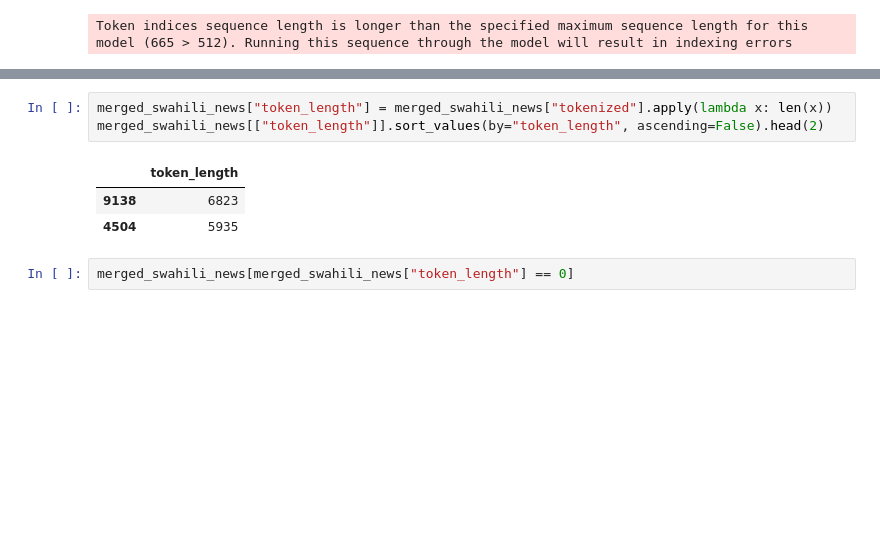
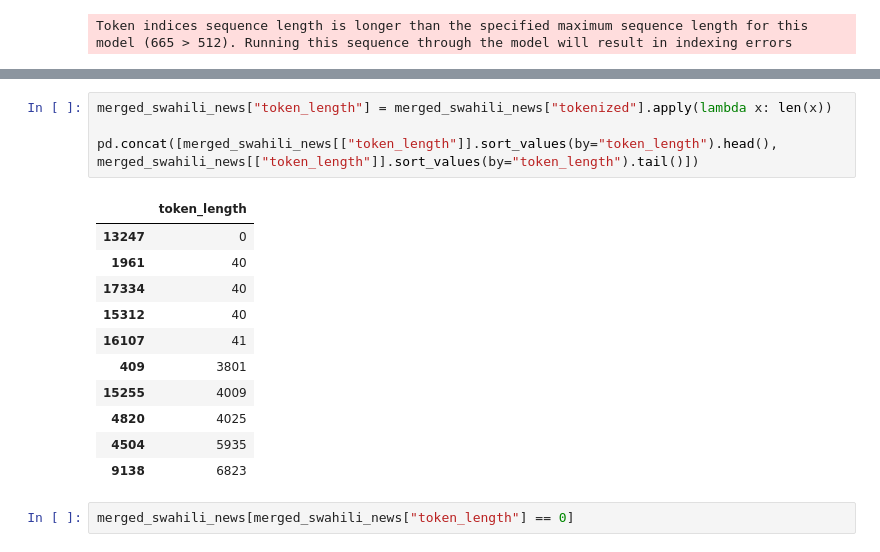
Before and after one commit to muchemicarol/ML4NLU_TermPaper, a Jupyter notebook: swahili_classification.ipynb, the cells around one changed output, grey strips where cells are left out. Cells and saved outputs as stored; diff of their text form; blank space fills up the shorter version.

```diff
--- a/swahili_classification.ipynb
+++ b/swahili_classification.ipynb
@@ -239,11 +241,20 @@ merged_swahili_news.head(2)
 | 1 | SW30826 | pendo fundisha-mbeya rais dk john... | kitaifa | [▁pe, ndo, ▁, fundisha, -, mbe, y... | [[0, 280, 557, 6, 204966, 9, 2043... |
 # %%
 merged_swahili_news["token_length"] = merged_swahili_news["tokenized"].apply(lambda x: len(x))
-merged_swahili_news[["token_length"]].sort_values(by="token_length", ascending=False).head(2)
+
+pd.concat([merged_swahili_news[["token_length"]].sort_values(by="token_length").head(), merged_swahili_news[["token_length"]].sort_values(by="token_length").tail()])
 # %% [output]
 |  | token_length |
+| 13247 | 0 |
+| 1961 | 40 |
+| 17334 | 40 |
+| 15312 | 40 |
+| 16107 | 41 |
+| 409 | 3801 |
+| 15255 | 4009 |
+| 4820 | 4025 |
+| 4504 | 5935 |
 | 9138 | 6823 |
-| 4504 | 5935 |
 # %%
 merged_swahili_news[merged_swahili_news["token_length"] == 0]
 # %% [output]
```
Also changed, not shown: parts of 12 cells of this notebook.
